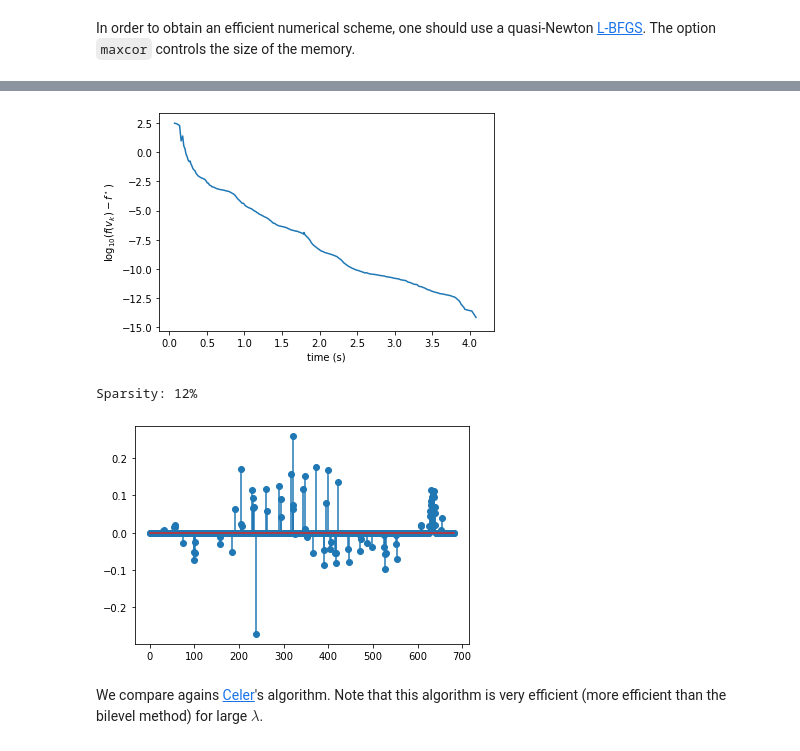
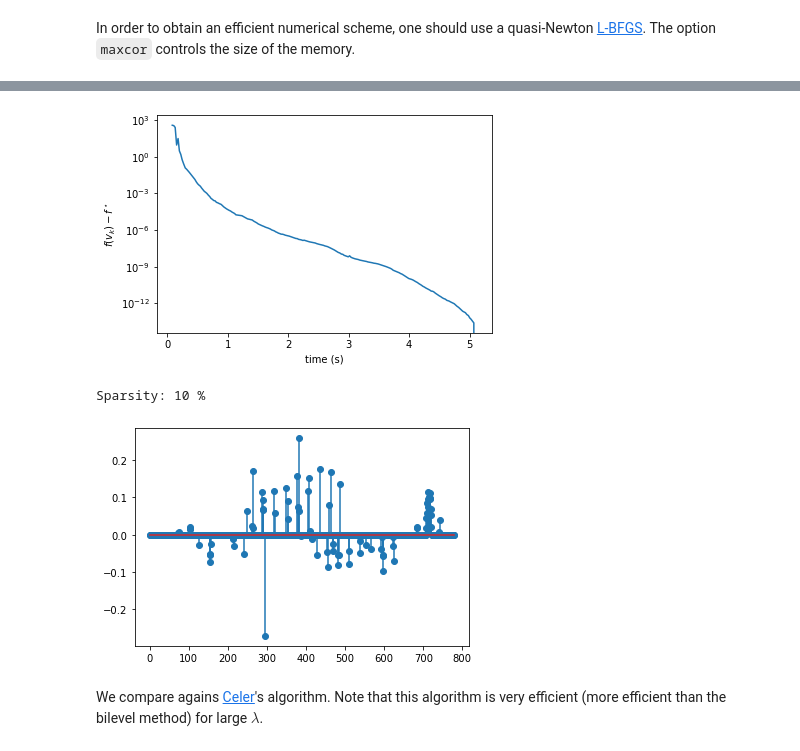
Before and after one commit to gpeyre/numerical-tours, a Jupyter notebook: python/optim_7_noncvx_pro.ipynb, the cells around one changed output, grey strips where cells are left out. Saved outputs shown, nothing was run; the diff lists cells and outputs as text; code cells hidden in the pictures.

```diff
--- a/python/optim_7_noncvx_pro.ipynb
+++ b/python/optim_7_noncvx_pro.ipynb
@@ -260,19 +299,19 @@ x_pro = v * u_opt(v)
 # %%
 tlist = np.array(tlist)
 flist = np.array(flist)
 fstar = np.min(flist)
-plt.plot(tlist, np.log10( flist - fstar ) )
+plt.semilogy(tlist, flist - fstar)
 plt.xlabel("time (s)")
-plt.ylabel("$\log_{10}(f(v_k)-f^\star)$");
+plt.ylabel("$f(v_k) - f^\star$");
 # %% [output]
-[figure, old version]
+[figure, new version]
 # %%
 plt.stem(x_pro)
-s = np.sum( np.abs(x_pro)>1e-3 )
-print('Sparsity: ' + str( (s/p*100).astype(int) )  + '%' )
+s = np.sum(np.abs(x_pro) > 1e-3)
+print(f'Sparsity: {(s/p*100).astype(int)} %')
 # %% [output]
-Sparsity: 12%
+Sparsity: 10 %
-[figure, old version]
+[figure, new version]
 # %% [markdown]
 We compare agains [Celer](https://github.com/mathurinm/celer)'s algorithm. Note that this algorithm is very efficient (more efficient than the bilevel method) for large $\lambda$.
 # %%
```
Also changed, not shown: parts of 29 cells of this notebook.
